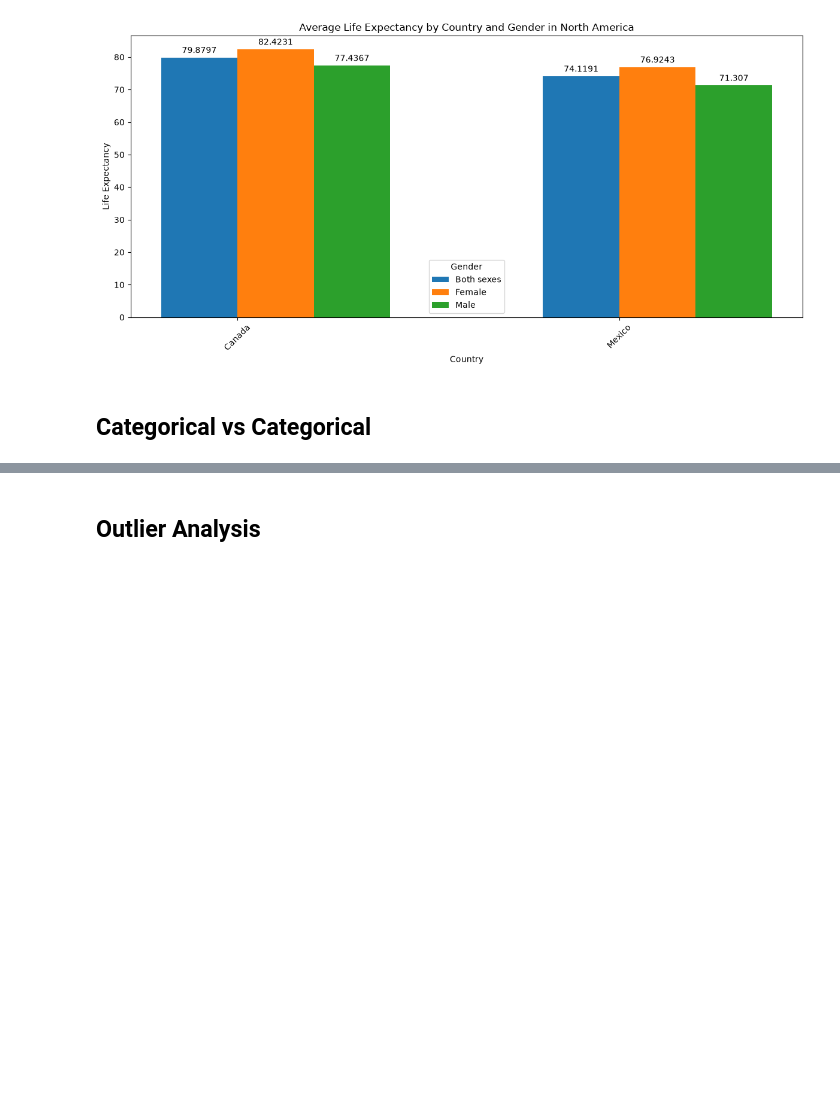
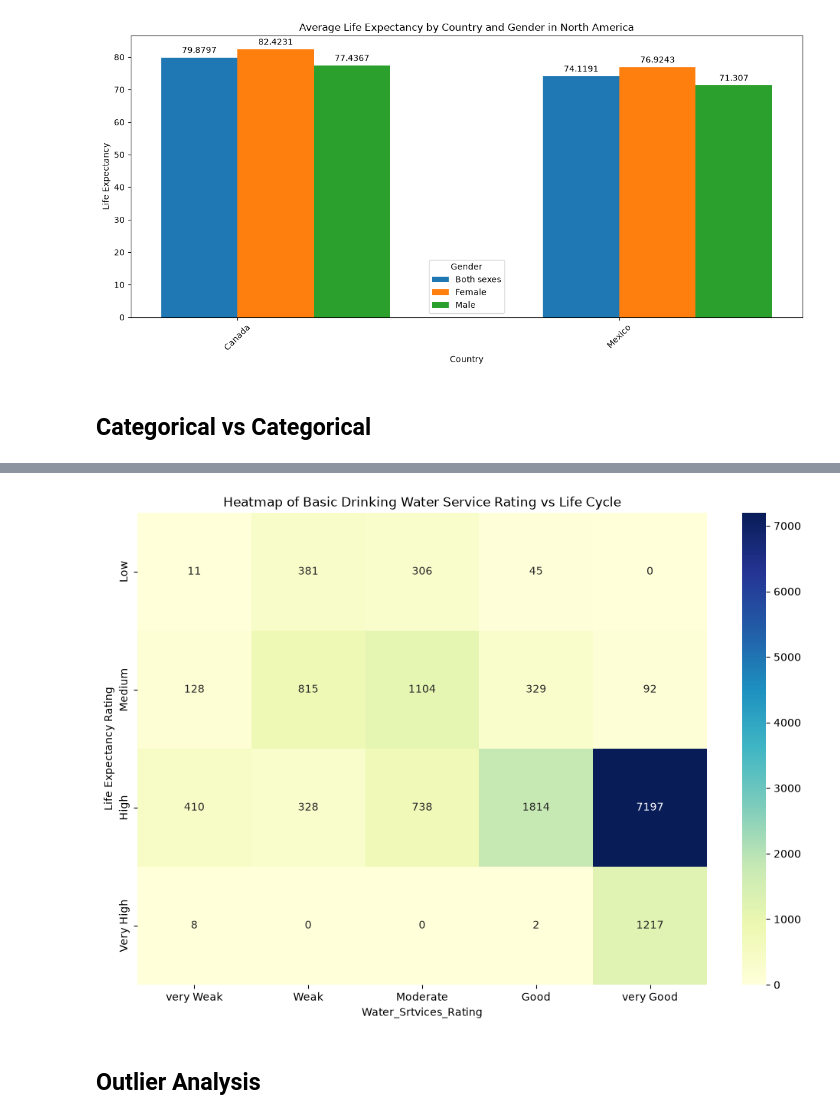
Before and after one commit to Viranya2006/DST-Python, a Jupyter notebook: 2026-07-04/test.ipynb, the cells around one changed output, grey strips where cells are left out. Drawn from its saved outputs; the diff is of its cells as text; code cells hidden in the pictures; blank space fills up the shorter version.

```diff
--- a/2026-07-04/test.ipynb
+++ b/2026-07-04/test.ipynb
@@ -660,12 +666,14 @@ cleansed_DF['Water_Srtvices_Rating'] = pd.cut(
 # %%
-ct = pd.crosstab(cleansed_DF['Life_Exp_Category'],cleansed_DF['WaterS_Services_Rating'])
+ct = pd.crosstab(cleansed_DF['Life_Exp_Category'], cleansed_DF['Water_Srtvices_Rating'])
 plt.figure(figsize=(12,8))
 
 sns.heatmap(ct, annot=True, fmt='d', cmap='YlGnBu')
 plt.title('Heatmap of Basic Drinking Water Service Rating vs Life Cycle')
 plt.ylabel('Life Expectancy Rating')
 plt.xlabel('Water_Srtvices_Rating')
 plt.show()
+# %% [output]
+[figure, added]
 # %% [markdown]
 ## Outlier Analysis
 # %%
```
Also changed, not shown: parts of 4 cells of this notebook, 1 other file.
